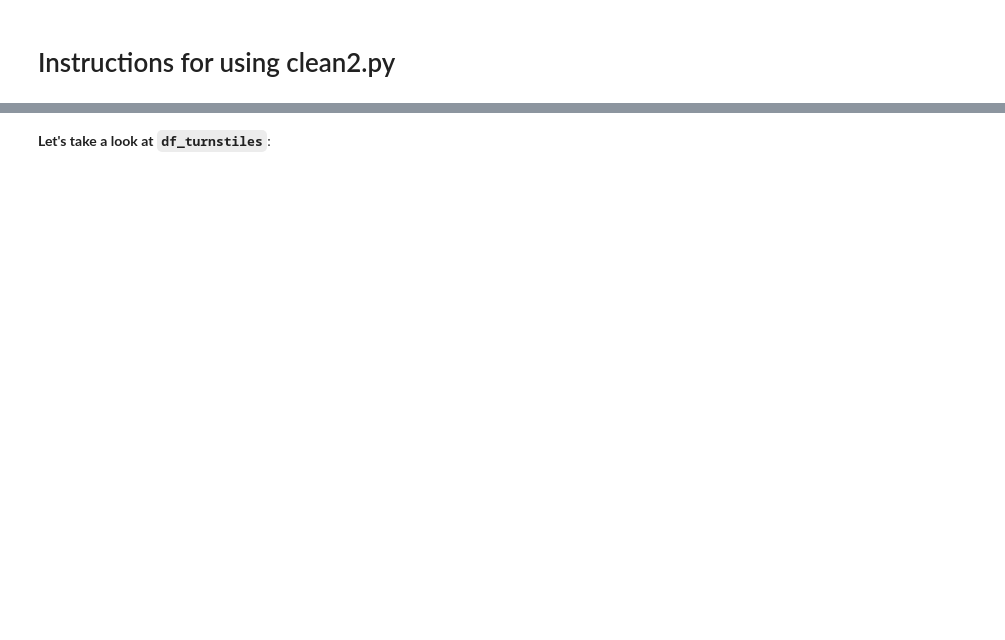
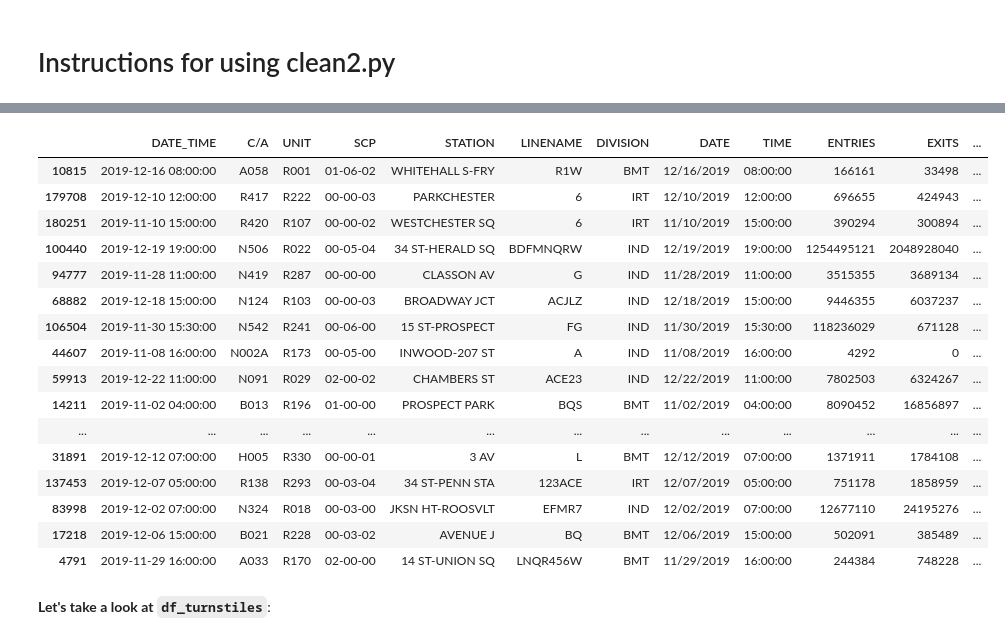
Before and after one commit to weizhao-BME/metis-project1, a Jupyter notebook: code/fresh_start.ipynb, the cells around one changed output, grey strips where cells are left out. Cells and saved outputs as stored; diff of their text form; code cells hidden in the pictures; blank space fills up the shorter version.

```diff
--- a/code/fresh_start.ipynb
+++ b/code/fresh_start.ipynb
@@ -10,7 +14,27 @@ We get two dataframes using the command below:
 # %%
 from clean2 import data_wrangling
 
+# must replace geocode_api_key's empty string with a valid key
 df_turnstiles, df_ampm = data_wrangling()
+df_turnstiles.sample(20)
+# %% [output]
+|  | DATE_TIME | C/A | UNIT | SCP | STATION | LINENAME | DIVISION | DATE | TIME | ENTRIES | EXITS | ... |
+| 10815 | 2019-12-16 08:00:00 | A058 | R001 | 01-06-02 | WHITEHALL S-FRY | R1W | BMT | 12/16/2019 | 08:00:00 | 166161 | 33498 | ... |
+| 179708 | 2019-12-10 12:00:00 | R417 | R222 | 00-00-03 | PARKCHESTER | 6 | IRT | 12/10/2019 | 12:00:00 | 696655 | 424943 | ... |
+| 180251 | 2019-11-10 15:00:00 | R420 | R107 | 00-00-02 | WESTCHESTER SQ | 6 | IRT | 11/10/2019 | 15:00:00 | 390294 | 300894 | ... |
+| 100440 | 2019-12-19 19:00:00 | N506 | R022 | 00-05-04 | 34 ST-HERALD SQ | BDFMNQRW | IND | 12/19/2019 | 19:00:00 | 1254495121 | 2048928040 | ... |
+| 94777 | 2019-11-28 11:00:00 | N419 | R287 | 00-00-00 | CLASSON AV | G | IND | 11/28/2019 | 11:00:00 | 3515355 | 3689134 | ... |
+| 68882 | 2019-12-18 15:00:00 | N124 | R103 | 00-00-03 | BROADWAY JCT | ACJLZ | IND | 12/18/2019 | 15:00:00 | 9446355 | 6037237 | ... |
+| 106504 | 2019-11-30 15:30:00 | N542 | R241 | 00-06-00 | 15 ST-PROSPECT | FG | IND | 11/30/2019 | 15:30:00 | 118236029 | 671128 | ... |
+| 44607 | 2019-11-08 16:00:00 | N002A | R173 | 00-05-00 | INWOOD-207 ST | A | IND | 11/08/2019 | 16:00:00 | 4292 | 0 | ... |
+| 59913 | 2019-12-22 11:00:00 | N091 | R029 | 02-00-02 | CHAMBERS ST | ACE23 | IND | 12/22/2019 | 11:00:00 | 7802503 | 6324267 | ... |
+| 14211 | 2019-11-02 04:00:00 | B013 | R196 | 01-00-00 | PROSPECT PARK | BQS | BMT | 11/02/2019 | 04:00:00 | 8090452 | 16856897 | ... |
+| ... | ... | ... | ... | ... | ... | ... | ... | ... | ... | ... | ... | ... |
+| 31891 | 2019-12-12 07:00:00 | H005 | R330 | 00-00-01 | 3 AV | L | BMT | 12/12/2019 | 07:00:00 | 1371911 | 1784108 | ... |
+| 137453 | 2019-12-07 05:00:00 | R138 | R293 | 00-03-04 | 34 ST-PENN STA | 123ACE | IRT | 12/07/2019 | 05:00:00 | 751178 | 1858959 | ... |
+| 83998 | 2019-12-02 07:00:00 | N324 | R018 | 00-03-00 | JKSN HT-ROOSVLT | EFMR7 | IND | 12/02/2019 | 07:00:00 | 12677110 | 24195276 | ... |
+| 17218 | 2019-12-06 15:00:00 | B021 | R228 | 00-03-02 | AVENUE J | BQ | BMT | 12/06/2019 | 15:00:00 | 502091 | 385489 | ... |
+| 4791 | 2019-11-29 16:00:00 | A033 | R170 | 02-00-00 | 14 ST-UNION SQ | LNQR456W | BMT | 11/29/2019 | 16:00:00 | 244384 | 748228 | ... |
 # %% [markdown]
 **Let's take a look at ``df_turnstiles``**:
 # %%
```
Also changed, not shown: parts of 6 cells of this notebook, 2 other files.
